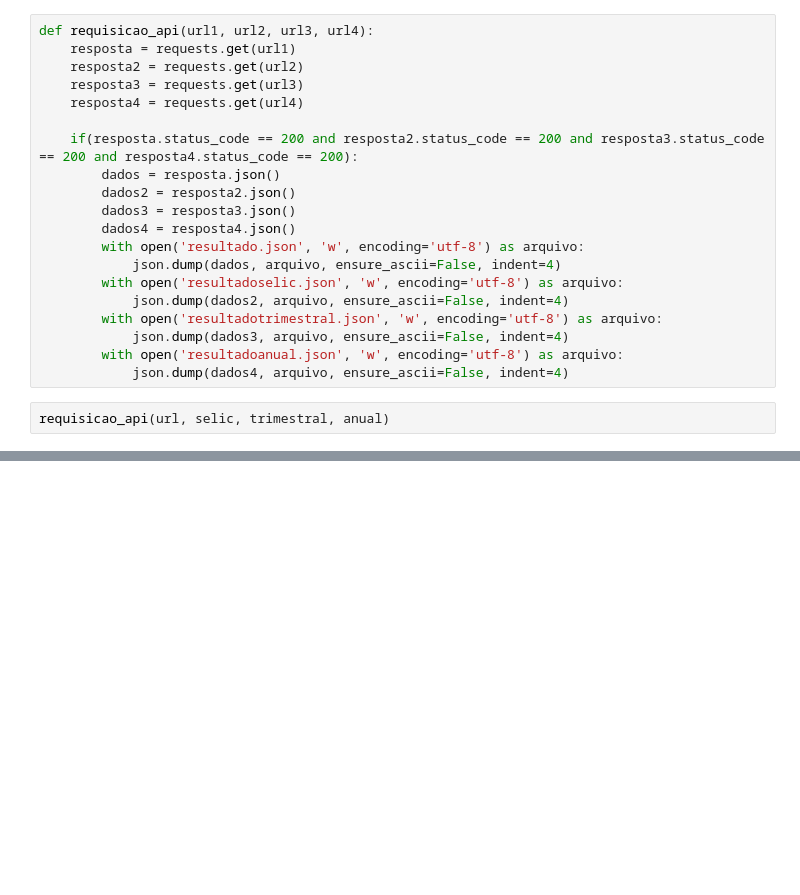
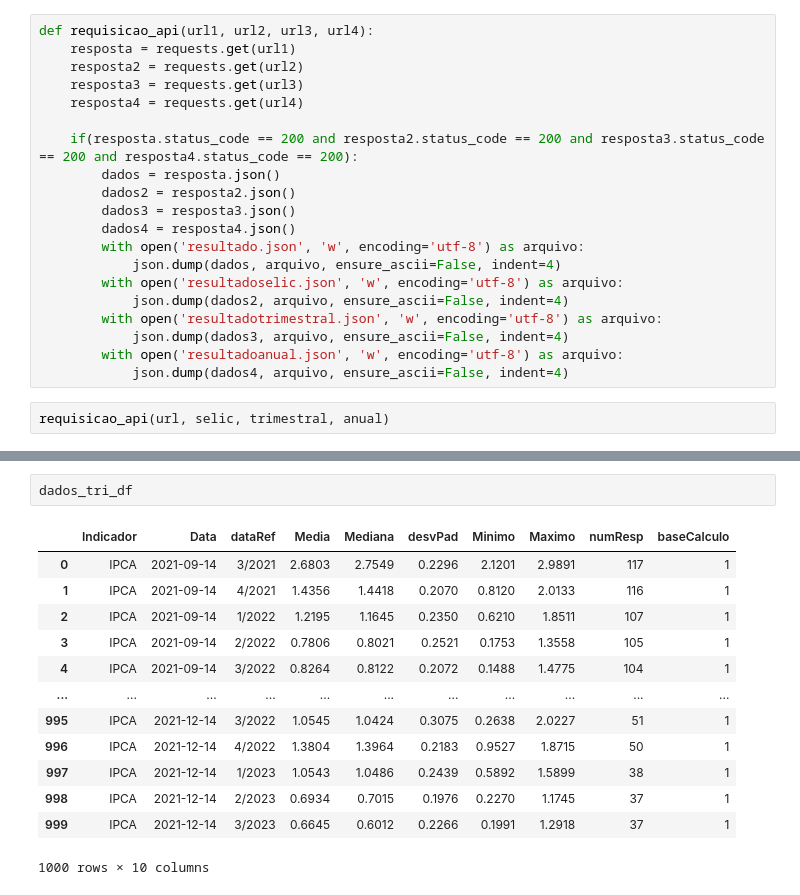
Before and after one commit to sauloadones/BigData---Senac, a Jupyter notebook: Atividade2/atividade2.ipynb, the cells around one changed output, grey strips where cells are left out. Drawn from its saved outputs; the diff is of its cells as text; blank space fills up the shorter version.

```diff
--- a/Atividade2/atividade2.ipynb
+++ b/Atividade2/atividade2.ipynb
@@ -79,0 +175,16 @@ dados_df = dados_df.rename(columns={"Balanço Geral": "qtdPix", ""})
+# %%
+dados_tri_df
+# %% [output]
+|  | Indicador | Data | dataRef | Media | Mediana | desvPad | Minimo | Maximo | numResp | baseCalculo |
+| 0 | IPCA | 2021-09-14 | 3/2021 | 2.6803 | 2.7549 | 0.2296 | 2.1201 | 2.9891 | 117 | 1 |
+| 1 | IPCA | 2021-09-14 | 4/2021 | 1.4356 | 1.4418 | 0.2070 | 0.8120 | 2.0133 | 116 | 1 |
+| 2 | IPCA | 2021-09-14 | 1/2022 | 1.2195 | 1.1645 | 0.2350 | 0.6210 | 1.8511 | 107 | 1 |
+| 3 | IPCA | 2021-09-14 | 2/2022 | 0.7806 | 0.8021 | 0.2521 | 0.1753 | 1.3558 | 105 | 1 |
+| 4 | IPCA | 2021-09-14 | 3/2022 | 0.8264 | 0.8122 | 0.2072 | 0.1488 | 1.4775 | 104 | 1 |
+| ... | ... | ... | ... | ... | ... | ... | ... | ... | ... | ... |
+| 995 | IPCA | 2021-12-14 | 3/2022 | 1.0545 | 1.0424 | 0.3075 | 0.2638 | 2.0227 | 51 | 1 |
+| 996 | IPCA | 2021-12-14 | 4/2022 | 1.3804 | 1.3964 | 0.2183 | 0.9527 | 1.8715 | 50 | 1 |
+| 997 | IPCA | 2021-12-14 | 1/2023 | 1.0543 | 1.0486 | 0.2439 | 0.5892 | 1.5899 | 38 | 1 |
+| 998 | IPCA | 2021-12-14 | 2/2023 | 0.6934 | 0.7015 | 0.1976 | 0.2270 | 1.1745 | 37 | 1 |
+| 999 | IPCA | 2021-12-14 | 3/2023 | 0.6645 | 0.6012 | 0.2266 | 0.1991 | 1.2918 | 37 | 1 |
+1000 rows × 10 columns
```
Also changed, not shown: parts of 14 cells of this notebook, 9 other files.
